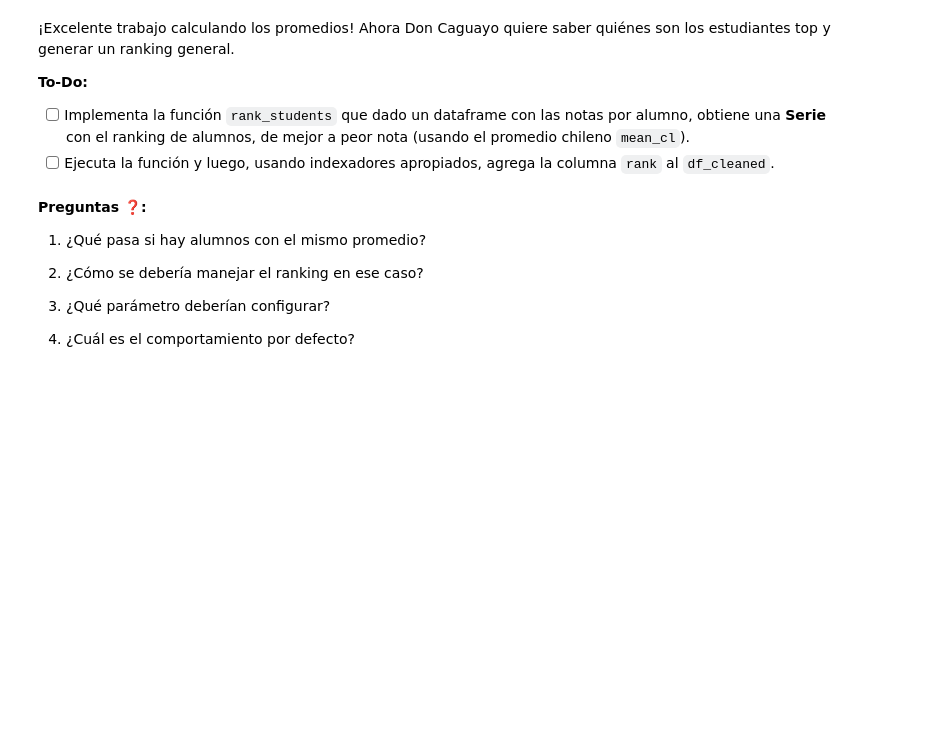
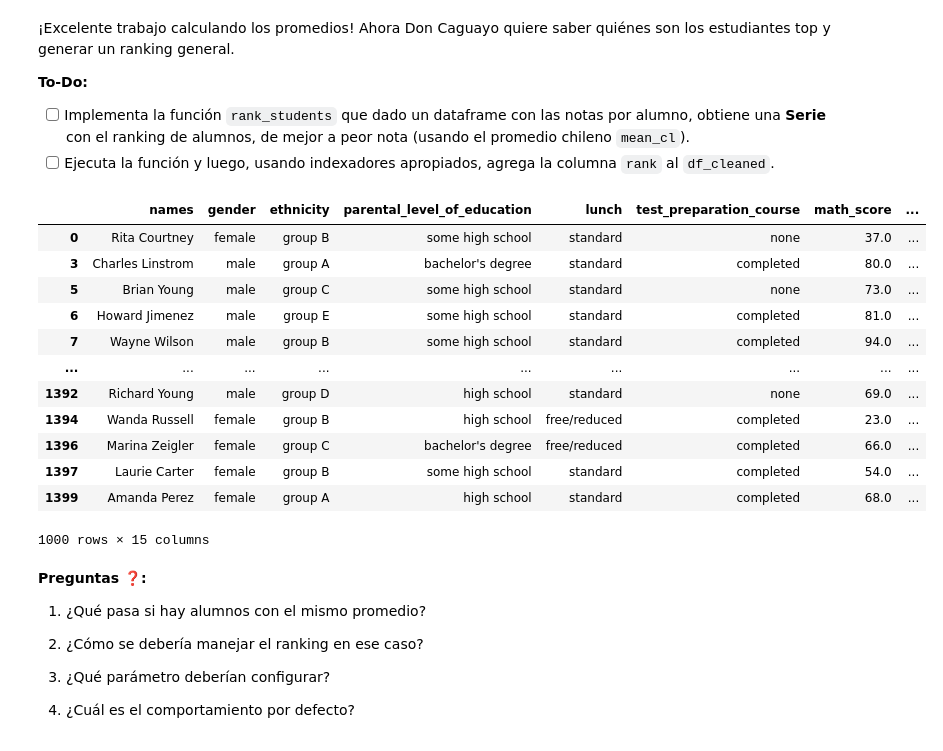
Before and after one commit to javiyansan/MDS7202, a Jupyter notebook: labs/lab_3/Lab3_Enunciado.ipynb, the cells around one changed output. Drawn from its saved outputs; the diff is of its cells as text; code cells hidden in the pictures; blank space fills up the shorter version.

```diff
--- a/labs/lab_3/Lab3_Enunciado.ipynb
+++ b/labs/lab_3/Lab3_Enunciado.ipynb
@@ -347,9 +461,20 @@ Cabe señalar que las notas promedio deben ser **redondeadas** al segundo decima
 **Respuesta:**
 # %%
 # En esta celda implementa la operación solicitada
-def calculate_average(df: pd.DataFrame) -> pd.Series: ...
+def calculate_average(df: pd.DataFrame) -> tuple[pd.Series, pd.Series]:
+    cols_orig = ["math_score", "reading_score", "writing_score"]
+    cols_cl = ["math_score_cl", "reading_score_cl", "writing_score_cl"]
+
+    mean_score = df.loc[:, cols_orig].mean(axis=1).round(2)
+    mean_score_cl = df.loc[:, cols_cl].mean(axis=1).round(2)
+
+    return mean_score, mean_score_cl
 # %%
 # En esta celda ejecuta la función y luego usa indexadores para agregar la nueva columna al dataframe limpio
+mean, mean_cl = calculate_average(df_cleaned)
+
+df_cleaned.loc[:, "mean"] = mean
+df_cleaned.loc[:, "mean_cl"] = mean_cl
 # %% [markdown]
 ---
 # %% [markdown]
@@ -362,9 +487,29 @@ def calculate_average(df: pd.DataFrame) -> pd.Series: ...
 - [ ] Ejecuta la función y luego, usando indexadores apropiados, agrega la columna `rank` al `df_cleaned`.
 # %%
 # En esta celda implementa la operación solicitada
-def rank_students(df: pd.DataFrame) -> pd.Series: ...
+def rank_students(df: pd.DataFrame) -> pd.Series:
+    rank = df.loc[:, "mean_cl"].rank(ascending=False)
+    return rank
 # %%
 # En esta celda ejecuta la función y luego usa indexadores para agregar la nueva columna al dataframe limpio
+rank = rank_students(df_cleaned)
+df_cleaned.loc[:, "rank"] = rank
+# %%
+df_cleaned
+# %% [output]
+|  | names | gender | ethnicity | parental_level_of_education | lunch | test_preparation_course | math_score | ... |
+| 0 | Rita Courtney | female | group B | some high school | standard | none | 37.0 | ... |
+| 3 | Charles Linstrom | male | group A | bachelor's degree | standard | completed | 80.0 | ... |
+| 5 | Brian Young | male | group C | some high school | standard | none | 73.0 | ... |
+| 6 | Howard Jimenez | male | group E | some high school | standard | completed | 81.0 | ... |
+| 7 | Wayne Wilson | male | group B | some high school | standard | completed | 94.0 | ... |
+| ... | ... | ... | ... | ... | ... | ... | ... | ... |
+| 1392 | Richard Young | male | group D | high school | standard | none | 69.0 | ... |
+| 1394 | Wanda Russell | female | group B | high school | free/reduced | completed | 23.0 | ... |
+| 1396 | Marina Zeigler | female | group C | bachelor's degree | free/reduced | completed | 66.0 | ... |
+| 1397 | Laurie Carter | female | group B | some high school | standard | completed | 54.0 | ... |
+| 1399 | Amanda Perez | female | group A | high school | standard | completed | 68.0 | ... |
+1000 rows × 15 columns
 # %% [markdown]
 **Preguntas ❓:**
 
```
Also changed, not shown: parts of 25 cells of this notebook.
